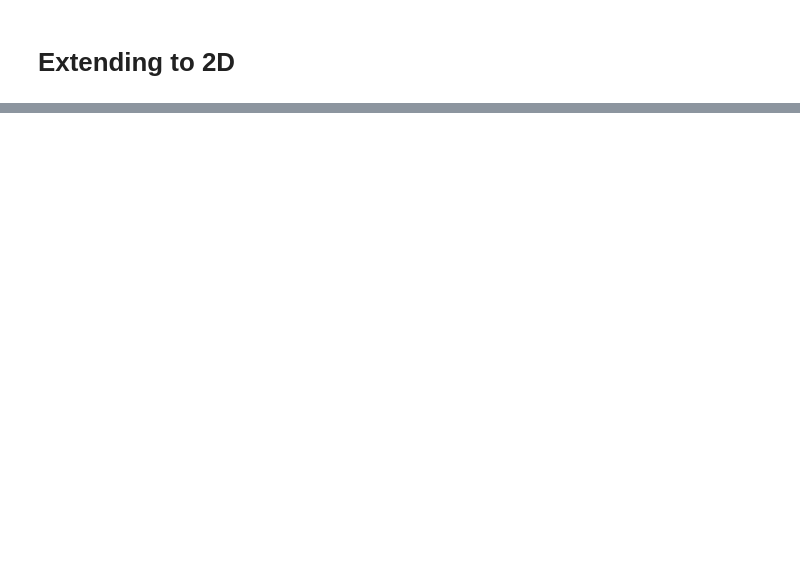
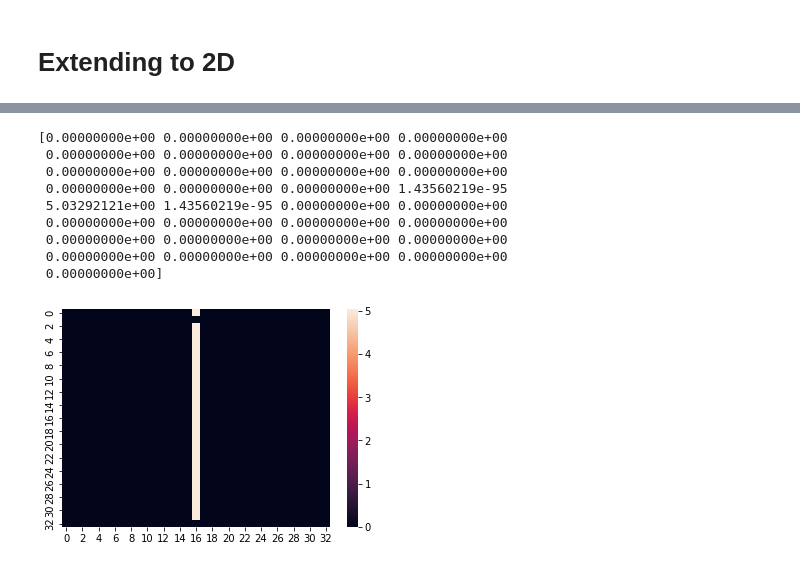
Before and after one commit to ktadgh/Air-Pollution, a Jupyter notebook: Air Polution.ipynb, the cells around one changed output, grey strips where cells are left out. Drawn from its saved outputs; the diff is of its cells as text; code cells hidden in the pictures; blank space fills up the shorter version.

```diff
--- a/Air Polution.ipynb
+++ b/Air Polution.ipynb
@@ -152,30 +152,40 @@ Nt_points = Nt_gaps + 1
 h = T/(Nt_points)  # time step
 
 t = np.linspace(0.,T,Nt_points)  # times at each time step
-Nx_spaces = 2**5; # number of spaces in x direction
+Nx_spaces = 2; # number of spaces in x direction
 Nx_points = Nx_spaces + 1
 Ny_points = Nx_points
 x_pde = np.linspace(-L, L, Nx_points)    # mesh points in space
 dx = x_pde[1] - x_pde[0]
 dt = t[1] - t[0]
 # %%
-grid = np.zeros((Nt_points,Nx_points,Ny_points))
+x_pde = np.linspace(-3, 3, Nx_points)
+y_pde = np.linspace(-3, 3, Ny_points)
 
+x1,y1 = np.meshgrid(x_pde, y_pde,sparse = True)
+#print((x1,y1))
 # Note - how do we justify choice of covariance?
 dist = multivariate_normal(mean=[0,0], cov=[[1/(10),0],[0,1/(100)]])
 
 # function for setting initial conditions in 2D space
-def I(arr): # initial u(x,0)
-    result = np.empty((len(arr), len(arr)))
-    for x in range(0,len(arr)):
-        for y in range(0,len(arr[x])):
-            xy = dist.pdf(arr[x][y])
-            result[x][y] = xy
+def I(arr1, arr2): # initial u(x,0):
+    lenx= int(len(arr1[0]))
+    print(lenx)
+    leny = int(np.shape(arr2)[0])
+    print(leny)
+    result = np.zeros((3,3))
+    for x in arr1[0]:
+        print(x)
+        for y in arr2:
+            xy = dist.pdf([x,y[0]])
+            #print(x,y,xy, arr[x][y])
+            result[x][y[0]] = xy
+
     return result
+
 
 U =  np.zeros((Nt_points,Nx_points,Ny_points))
 u = np.zeros((Nx_points, Ny_points))
 #print(np.shape(grid[0]))
 #print(np.shape(U[0,:]))
-#np.shape(I(grid[0]))
-#print(I(grid[0]))
+I(x1,y1)
@@ -182,5 +197,6 @@ u = np.zeros((Nx_points, Ny_points))
 # %%
 u_old = I(grid[0])
+U[0,:,:] = u_old
 
 # enforcing the boundary condition
 U[:,-L,:]  = dir0
@@ -203,4 +219,4 @@ for n in range(1, Nt_points):
     u_old[:]= u
 
     # copy into full storage
-    U[n,:] = u;
+    U[n,:,:] = u;
@@ -206,0 +241,15 @@ for n in range(1, Nt_points):
+# %%
+import seaborn as sb
+sb.heatmap(U[0])
+print(U[0][15])
+# %% [output]
+[0.00000000e+00 0.00000000e+00 0.00000000e+00 0.00000000e+00
+ 0.00000000e+00 0.00000000e+00 0.00000000e+00 0.00000000e+00
+ 0.00000000e+00 0.00000000e+00 0.00000000e+00 0.00000000e+00
+ 0.00000000e+00 0.00000000e+00 0.00000000e+00 1.43560219e-95
+ 5.03292121e+00 1.43560219e-95 0.00000000e+00 0.00000000e+00
+ 0.00000000e+00 0.00000000e+00 0.00000000e+00 0.00000000e+00
+ 0.00000000e+00 0.00000000e+00 0.00000000e+00 0.00000000e+00
+ 0.00000000e+00 0.00000000e+00 0.00000000e+00 0.00000000e+00
+ 0.00000000e+00]
+[figure, added]
```
Also changed, not shown: parts of 3 cells of this notebook.
